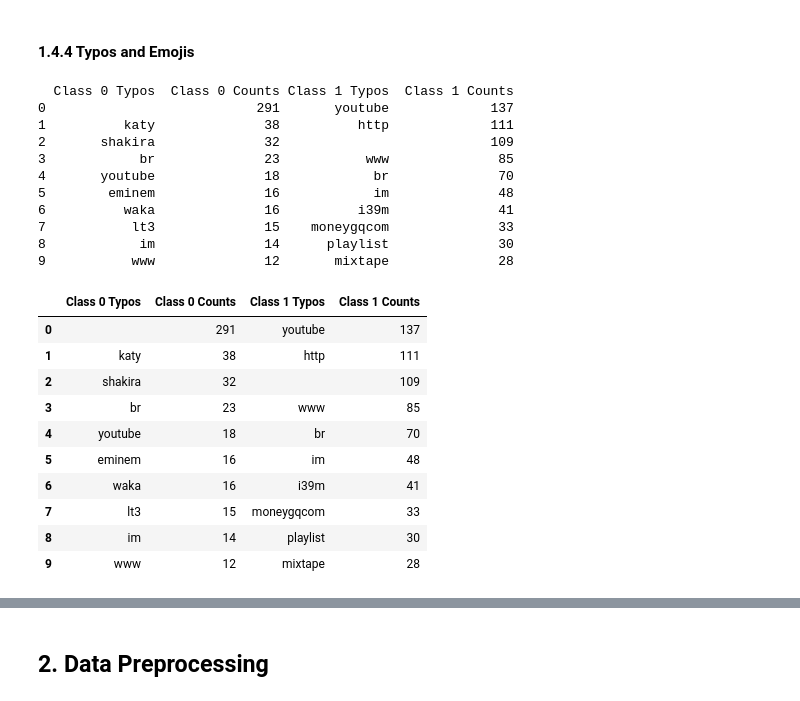
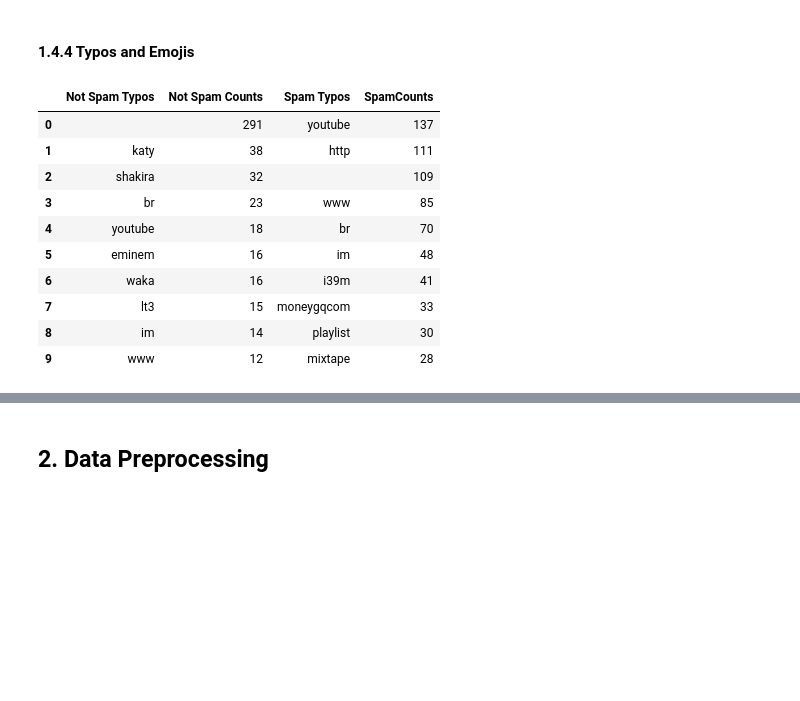
Before and after one commit to wogus00/spam-classification, a Jupyter notebook: submission_notebook.ipynb, the cells around one changed output, grey strips where cells are left out. Cells and saved outputs as stored; diff of their text form; code cells hidden in the pictures; blank space fills up the shorter version.

```diff
--- a/submission_notebook.ipynb
+++ b/submission_notebook.ipynb
@@ -56,9 +51,0 @@ np.random.seed(100)
-# %%
-nltk.data.path.append('/usr/local/share/nltk_data')
-nltk.data.path.append('/usr/lib/nltk_data')
-nltk.data.path.append('/usr/local/lib/nltk_data')
-
-# Download the required NLTK data to the specified directories
-nltk.download('punkt')
-nltk.download('averaged_perceptron_tagger')
-nltk.download('stopwords')
@@ -359,31 +335,18 @@ def get_top_emojis(class_emojis):
 # %%
 # Apply the emoji detection function
 train_df['typos'] = train_df['cleaned'].apply(find_typos)
 class_0_top_typos = get_top_typos(train_df[train_df['CLASS'] == 0]['typos'])
 class_1_top_typos = get_top_typos(train_df[train_df['CLASS'] == 1]['typos'])
 # Create a DataFrame to display the top typos in each class
 top_typos_df = pd.DataFrame({
-    'Class 0 Typos': [typo for typo, _ in class_0_top_typos],
-    'Class 0 Counts': [count for _, count in class_0_top_typos],
-    'Class 1 Typos': [typo for typo, _ in class_1_top_typos],
-    'Class 1 Counts': [count for _, count in class_1_top_typos]
+    'Not Spam Typos': [typo for typo, _ in class_0_top_typos],
+    'Not Spam Counts': [count for _, count in class_0_top_typos],
+    'Spam Typos': [typo for typo, _ in class_1_top_typos],
+    'SpamCounts': [count for _, count in class_1_top_typos]
 })
-
-print(top_typos_df)
 top_typos_df
 # %% [output]
-  Class 0 Typos  Class 0 Counts Class 1 Typos  Class 1 Counts
-0                           291       youtube             137
-1          katy              38          http             111
-2       shakira              32                           109
-3            br              23           www              85
-4       youtube              18            br              70
-5        eminem              16            im              48
-6          waka              16          i39m              41
-7           lt3              15    moneygqcom              33
-8            im              14      playlist              30
-9           www              12       mixtape              28
-|  | Class 0 Typos | Class 0 Counts | Class 1 Typos | Class 1 Counts |
+|  | Not Spam Typos | Not Spam Counts | Spam Typos | SpamCounts |
 | 0 |  | 291 | youtube | 137 |
 | 1 | katy | 38 | http | 111 |
 | 2 | shakira | 32 |  | 109 |
```
Also changed, not shown: parts of 39 cells of this notebook.
